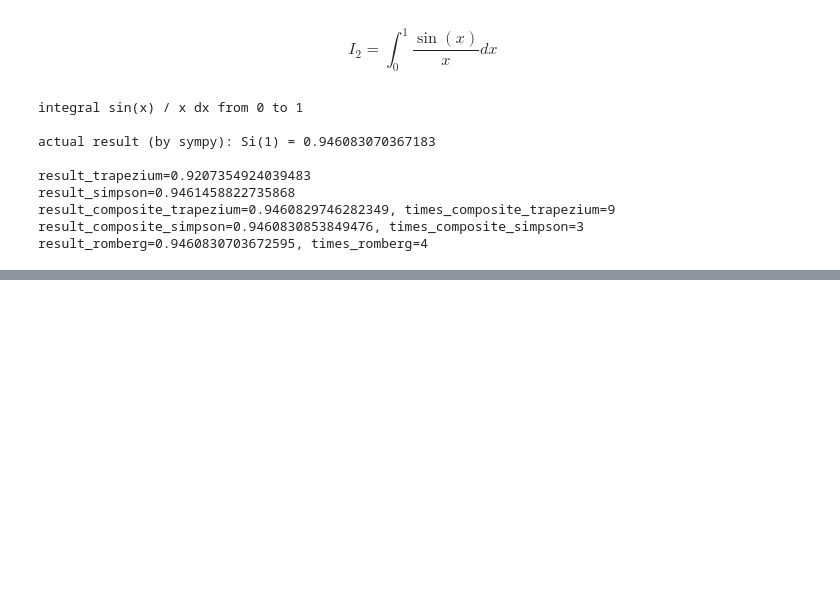
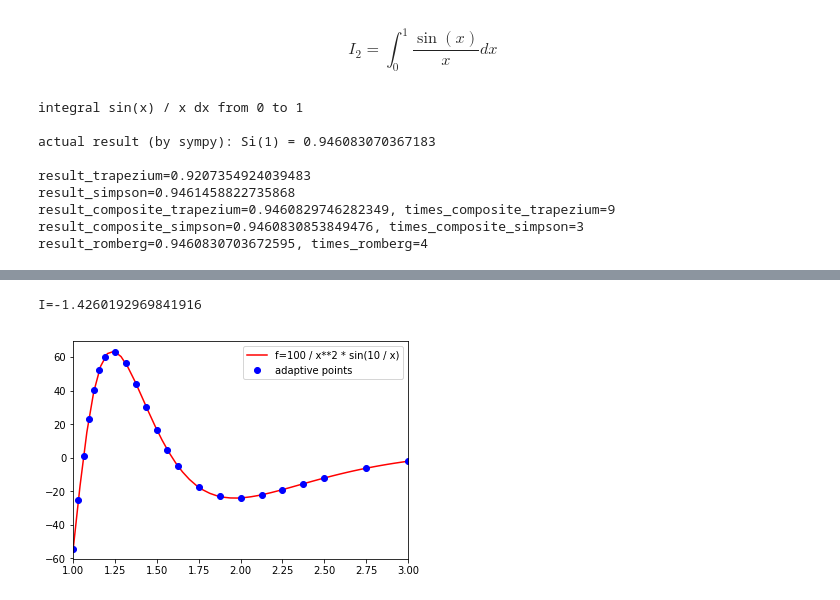
Before and after one commit to cdfmlr/NumericalAnalysis, a Jupyter notebook: ex4/src/ex4.ipynb, the cells around one changed output, grey strips where cells are left out. Saved outputs shown, nothing was run; the diff lists cells and outputs as text; code cells hidden in the pictures; blank space fills up the shorter version.

```diff
--- a/ex4/src/ex4.ipynb
+++ b/ex4/src/ex4.ipynb
@@ -403,0 +528,24 @@ result_romberg=0.9460830703672595, times_romberg=4
+# %%
+import math
+import numpy as np
+import matplotlib.pyplot as plt
+
+def f(x):
+    return (100 / x**2) * math.sin(10 / x)
+
+I, m, p = adaptsim(f, 1, 3, eps=1e-4)
+print(f'I={I}')
+
+xf = np.linspace(1, 3)
+yf = [f(x) for x in xf]
+
+yp = [f(x) for x in p]
+
+plt.plot(xf, yf, 'r-', label='f=100 / x**2 * sin(10 / x)')
+plt.plot(p, yp, 'bo', label='adaptive points')
+plt.legend()
+plt.xlim(1, 3)
+plt.show()
+# %% [output]
+I=-1.4260192969841916
+[figure, added]
```
Also changed, not shown: parts of 10 cells of this notebook, 2 other files.
